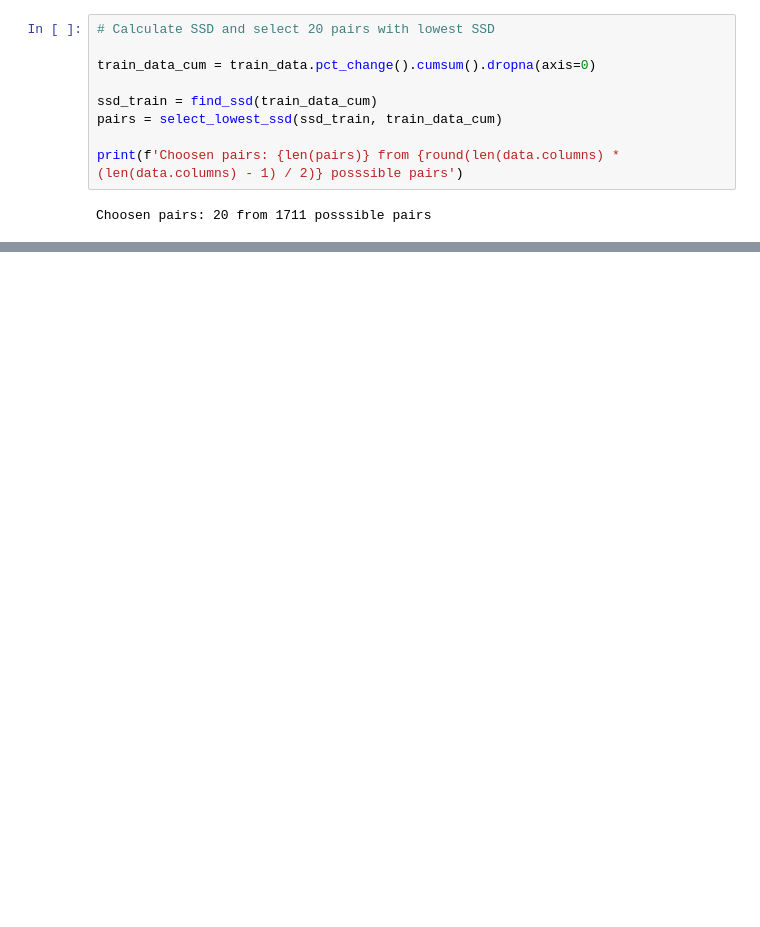
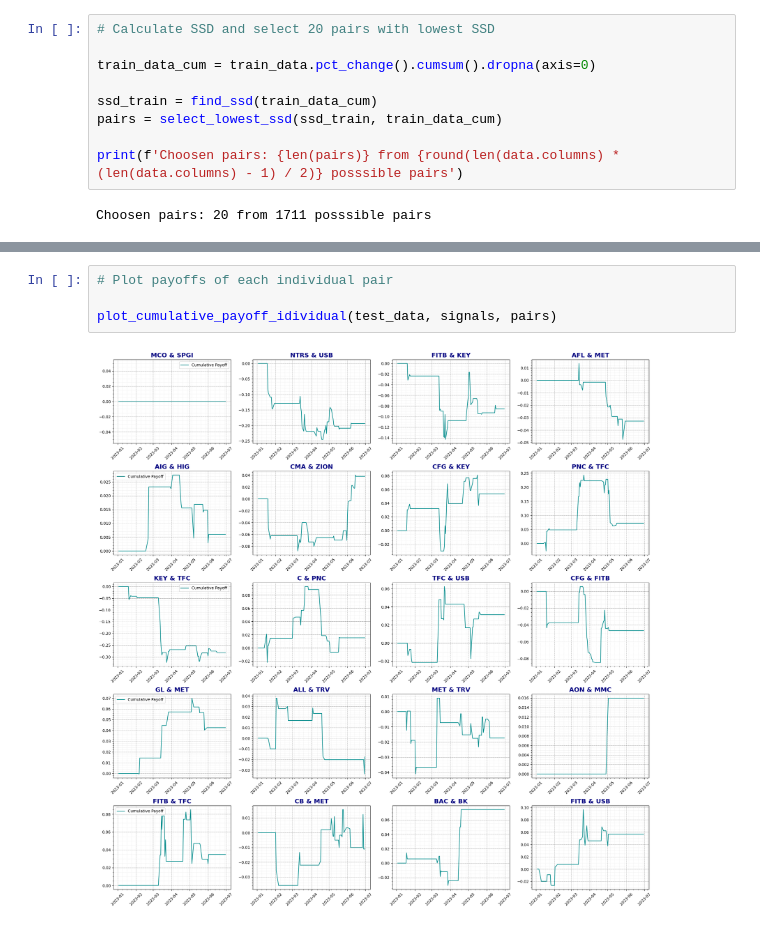
Before and after one commit to lamaxko/Pairs-Trading-Strategy, a Jupyter notebook: Code/VisCopulasMethod.ipynb, the cells around one changed output, grey strips where cells are left out. Cells and saved outputs as stored; diff of their text form; blank space fills up the shorter version.

```diff
--- a/Code/VisCopulasMethod.ipynb
+++ b/Code/VisCopulasMethod.ipynb
@@ -208,0 +365,6 @@ R classes: ('list',)
+# %%
+# Plot payoffs of each individual pair
+
+plot_cumulative_payoff_idividual(test_data, signals, pairs)
+# %% [output]
+[figure, added]
```
Also changed, not shown: parts of 15 cells of this notebook, 5 other files.
